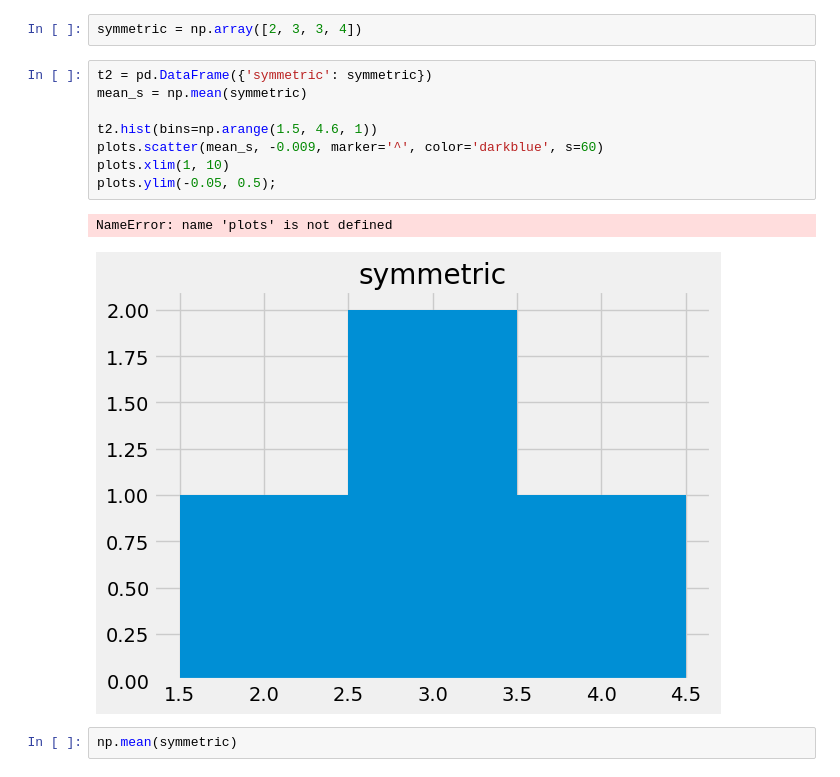
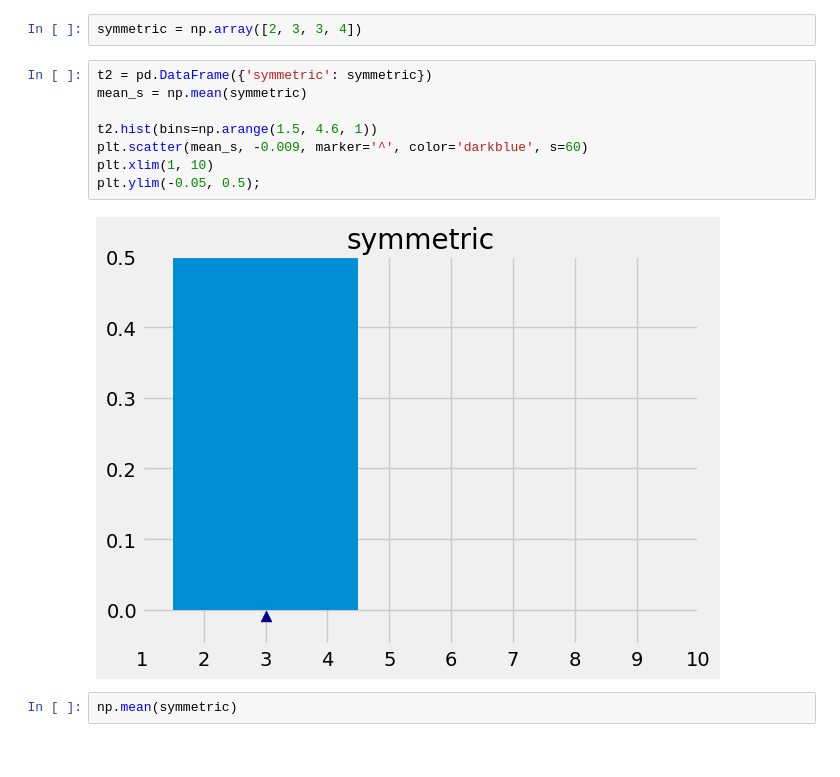
Before and after one commit to rtoddMMU/textbook, a Jupyter notebook: chapters/14/1/Properties_of_the_Mean.ipynb, the cells around one changed output. Saved outputs shown, nothing was run; the diff lists cells and outputs as text.

```diff
--- a/chapters/14/1/Properties_of_the_Mean.ipynb
+++ b/chapters/14/1/Properties_of_the_Mean.ipynb
@@ -127,14 +127,13 @@ symmetric = np.array([2, 3, 3, 4])
 # %%
 t2 = pd.DataFrame({'symmetric': symmetric})
 mean_s = np.mean(symmetric)
 
 t2.hist(bins=np.arange(1.5, 4.6, 1))
-plots.scatter(mean_s, -0.009, marker='^', color='darkblue', s=60)
-plots.xlim(1, 10)
-plots.ylim(-0.05, 0.5);
+plt.scatter(mean_s, -0.009, marker='^', color='darkblue', s=60)
+plt.xlim(1, 10)
+plt.ylim(-0.05, 0.5);
 # %% [output]
-NameError: name 'plots' is not defined
-[figure, old version]
+[figure, new version]
 # %%
 np.mean(symmetric)
 # %% [output]
```
Also changed, not shown: parts of 5 cells of this notebook, 7 other files.
